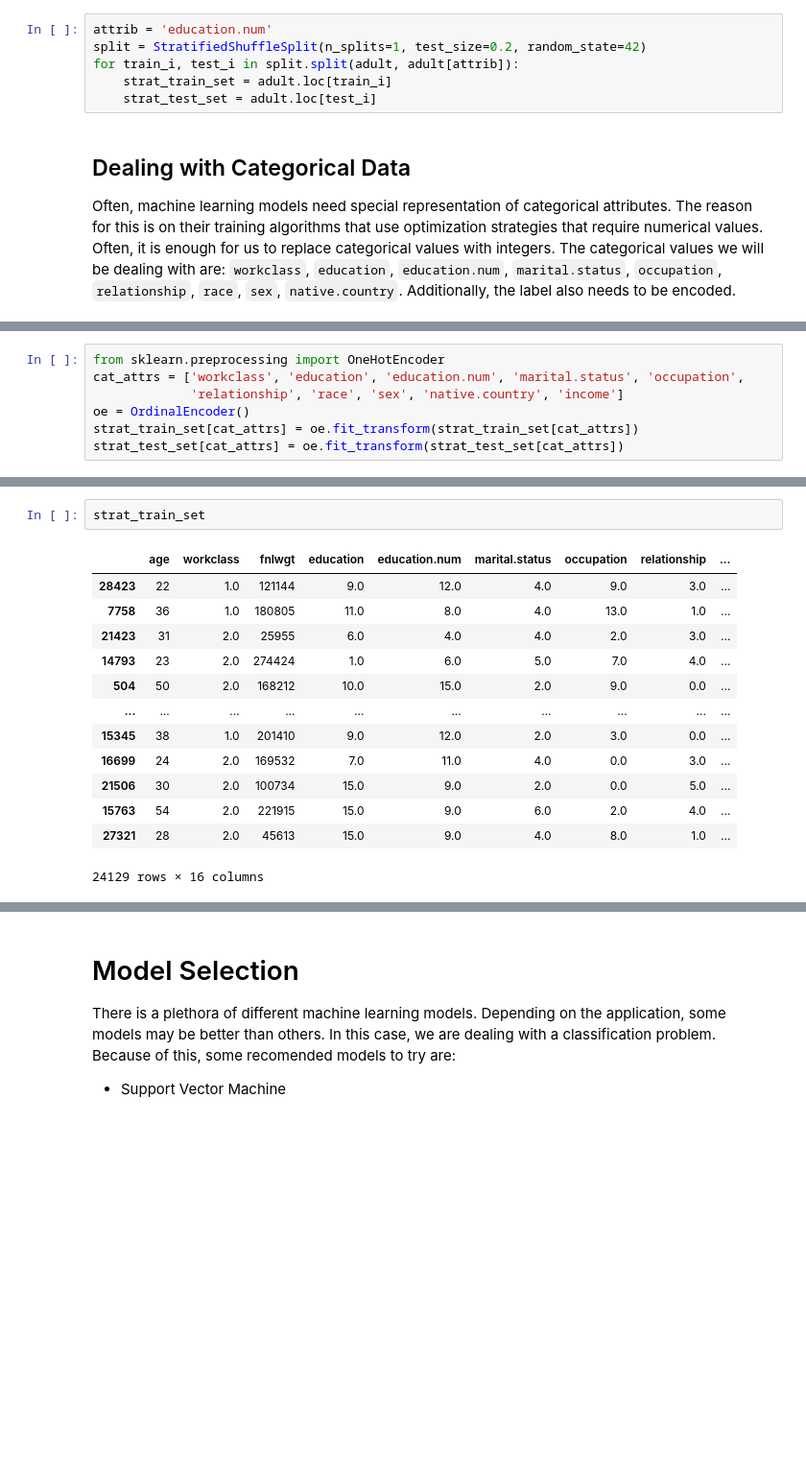
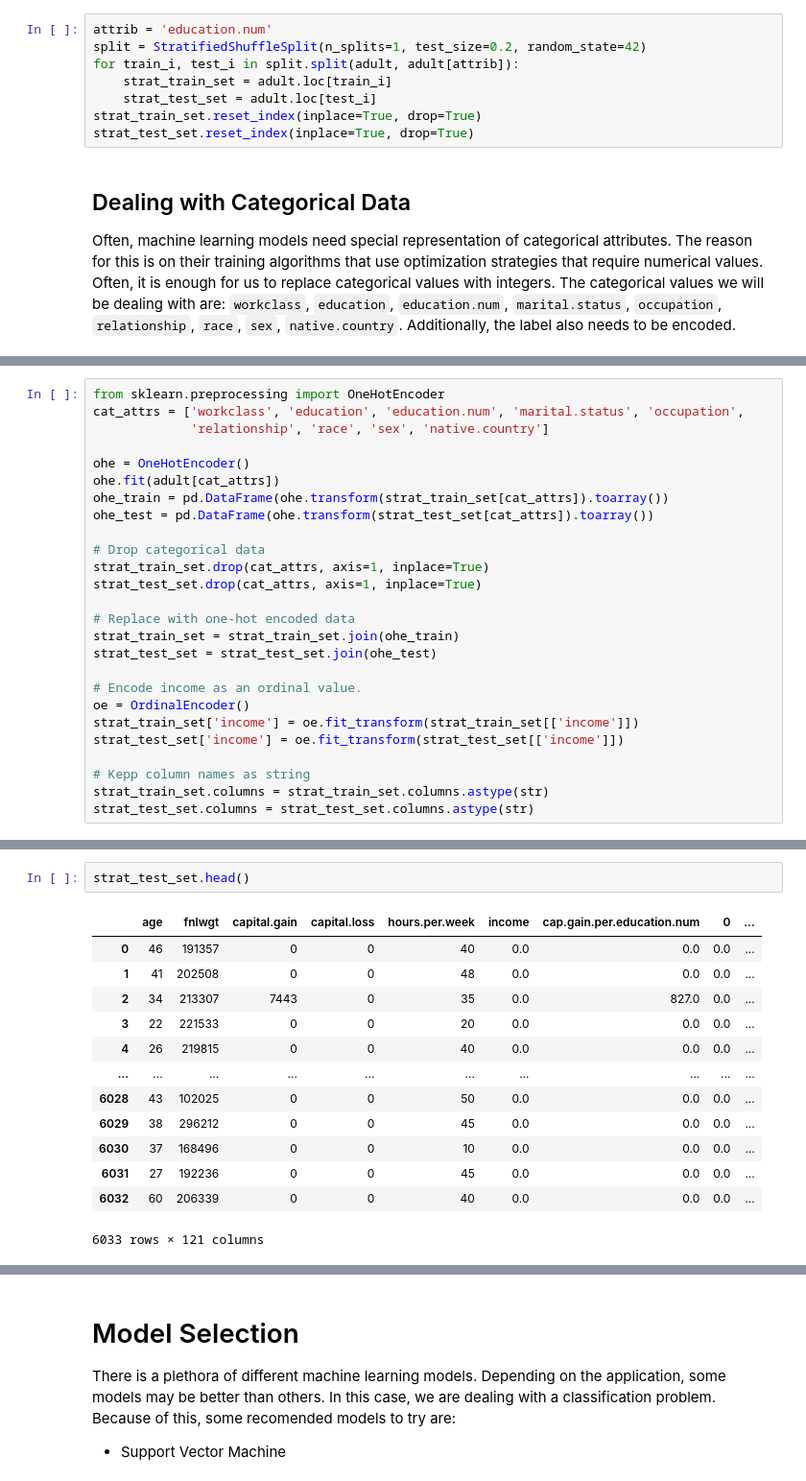
Before and after one commit to aguilarjose11/OUAIxHacklahomaMLDSWorkshop, a Jupyter notebook: Adult.ipynb, the cells around one changed output, grey strips where cells are left out. Shown at 96% size. Cells and saved outputs as stored; diff of their text form; blank space fills up the shorter version.

Commit message:
add adult data science

```diff
--- a/Adult.ipynb
+++ b/Adult.ipynb
@@ -471,6 +473,8 @@ split = StratifiedShuffleSplit(n_splits=1, test_size=0.2, random_state=42)
 for train_i, test_i in split.split(adult, adult[attrib]):
     strat_train_set = adult.loc[train_i]
     strat_test_set = adult.loc[test_i]
+strat_train_set.reset_index(inplace=True, drop=True)
+strat_test_set.reset_index(inplace=True, drop=True)
 # %% [markdown]
 ## Dealing with Categorical Data
 
@@ -478,8 +506,27 @@ Often, machine learning models need special representation of categorical attrib
 # %%
 from sklearn.preprocessing import OneHotEncoder
 cat_attrs = ['workclass', 'education', 'education.num', 'marital.status', 'occupation',
-             'relationship', 'race', 'sex', 'native.country', 'income']
+             'relationship', 'race', 'sex', 'native.country']
+
+ohe = OneHotEncoder()
+ohe.fit(adult[cat_attrs])
+ohe_train = pd.DataFrame(ohe.transform(strat_train_set[cat_attrs]).toarray())
+ohe_test = pd.DataFrame(ohe.transform(strat_test_set[cat_attrs]).toarray())
+
+# Drop categorical data
+strat_train_set.drop(cat_attrs, axis=1, inplace=True)
+strat_test_set.drop(cat_attrs, axis=1, inplace=True)
+
+# Replace with one-hot encoded data
+strat_train_set = strat_train_set.join(ohe_train)
+strat_test_set = strat_test_set.join(ohe_test)
+
+# Encode income as an ordinal value.
 oe = OrdinalEncoder()
-strat_train_set[cat_attrs] = oe.fit_transform(strat_train_set[cat_attrs])
-strat_test_set[cat_attrs] = oe.fit_transform(strat_test_set[cat_attrs])
+strat_train_set['income'] = oe.fit_transform(strat_train_set[['income']])
+strat_test_set['income'] = oe.fit_transform(strat_test_set[['income']])
+
+# Kepp column names as string
+strat_train_set.columns = strat_train_set.columns.astype(str)
+strat_test_set.columns = strat_test_set.columns.astype(str)
 # %%
@@ -501,16 +548,16 @@ strat_train_set
 # %%
-strat_train_set
+strat_test_set.head()
 # %% [output]
-|  | age | workclass | fnlwgt | education | education.num | marital.status | occupation | relationship | ... |
-| 28423 | 22 | 1.0 | 121144 | 9.0 | 12.0 | 4.0 | 9.0 | 3.0 | ... |
-| 7758 | 36 | 1.0 | 180805 | 11.0 | 8.0 | 4.0 | 13.0 | 1.0 | ... |
-| 21423 | 31 | 2.0 | 25955 | 6.0 | 4.0 | 4.0 | 2.0 | 3.0 | ... |
-| 14793 | 23 | 2.0 | 274424 | 1.0 | 6.0 | 5.0 | 7.0 | 4.0 | ... |
-| 504 | 50 | 2.0 | 168212 | 10.0 | 15.0 | 2.0 | 9.0 | 0.0 | ... |
+|  | age | fnlwgt | capital.gain | capital.loss | hours.per.week | income | cap.gain.per.education.num | 0 | ... |
+| 0 | 46 | 191357 | 0 | 0 | 40 | 0.0 | 0.0 | 0.0 | ... |
+| 1 | 41 | 202508 | 0 | 0 | 48 | 0.0 | 0.0 | 0.0 | ... |
+| 2 | 34 | 213307 | 7443 | 0 | 35 | 0.0 | 827.0 | 0.0 | ... |
+| 3 | 22 | 221533 | 0 | 0 | 20 | 0.0 | 0.0 | 0.0 | ... |
+| 4 | 26 | 219815 | 0 | 0 | 40 | 0.0 | 0.0 | 0.0 | ... |
 | ... | ... | ... | ... | ... | ... | ... | ... | ... | ... |
-| 15345 | 38 | 1.0 | 201410 | 9.0 | 12.0 | 2.0 | 3.0 | 0.0 | ... |
-| 16699 | 24 | 2.0 | 169532 | 7.0 | 11.0 | 4.0 | 0.0 | 3.0 | ... |
-| 21506 | 30 | 2.0 | 100734 | 15.0 | 9.0 | 2.0 | 0.0 | 5.0 | ... |
-| 15763 | 54 | 2.0 | 221915 | 15.0 | 9.0 | 6.0 | 2.0 | 4.0 | ... |
-| 27321 | 28 | 2.0 | 45613 | 15.0 | 9.0 | 4.0 | 8.0 | 1.0 | ... |
+| 6028 | 43 | 102025 | 0 | 0 | 50 | 0.0 | 0.0 | 0.0 | ... |
+| 6029 | 38 | 296212 | 0 | 0 | 45 | 0.0 | 0.0 | 0.0 | ... |
+| 6030 | 37 | 168496 | 0 | 0 | 10 | 0.0 | 0.0 | 0.0 | ... |
+| 6031 | 27 | 192236 | 0 | 0 | 45 | 0.0 | 0.0 | 0.0 | ... |
+| 6032 | 60 | 206339 | 0 | 0 | 40 | 0.0 | 0.0 | 0.0 | ... |
-24129 rows × 16 columns
+6033 rows × 121 columns
```
Also changed, not shown: parts of 31 cells of this notebook.
